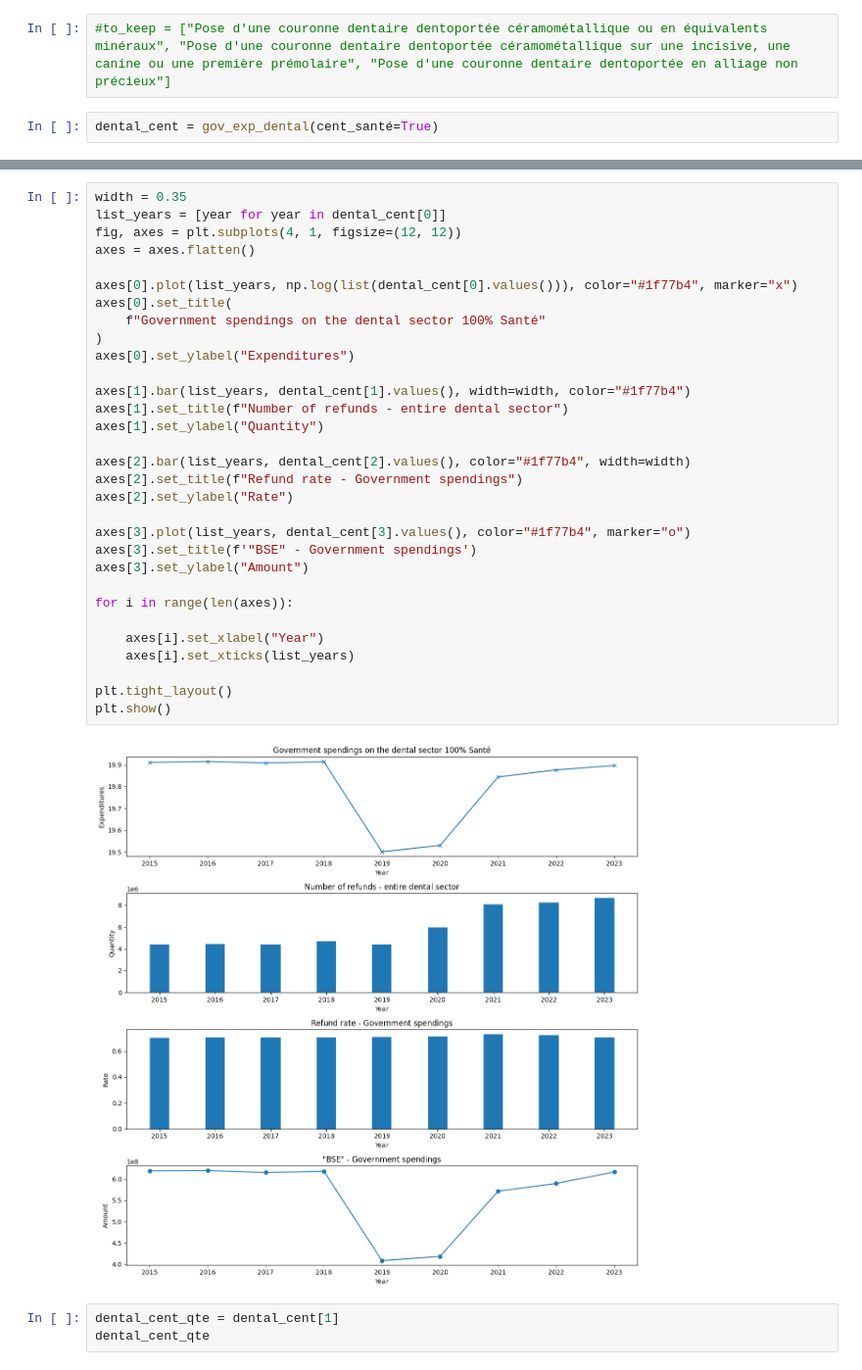
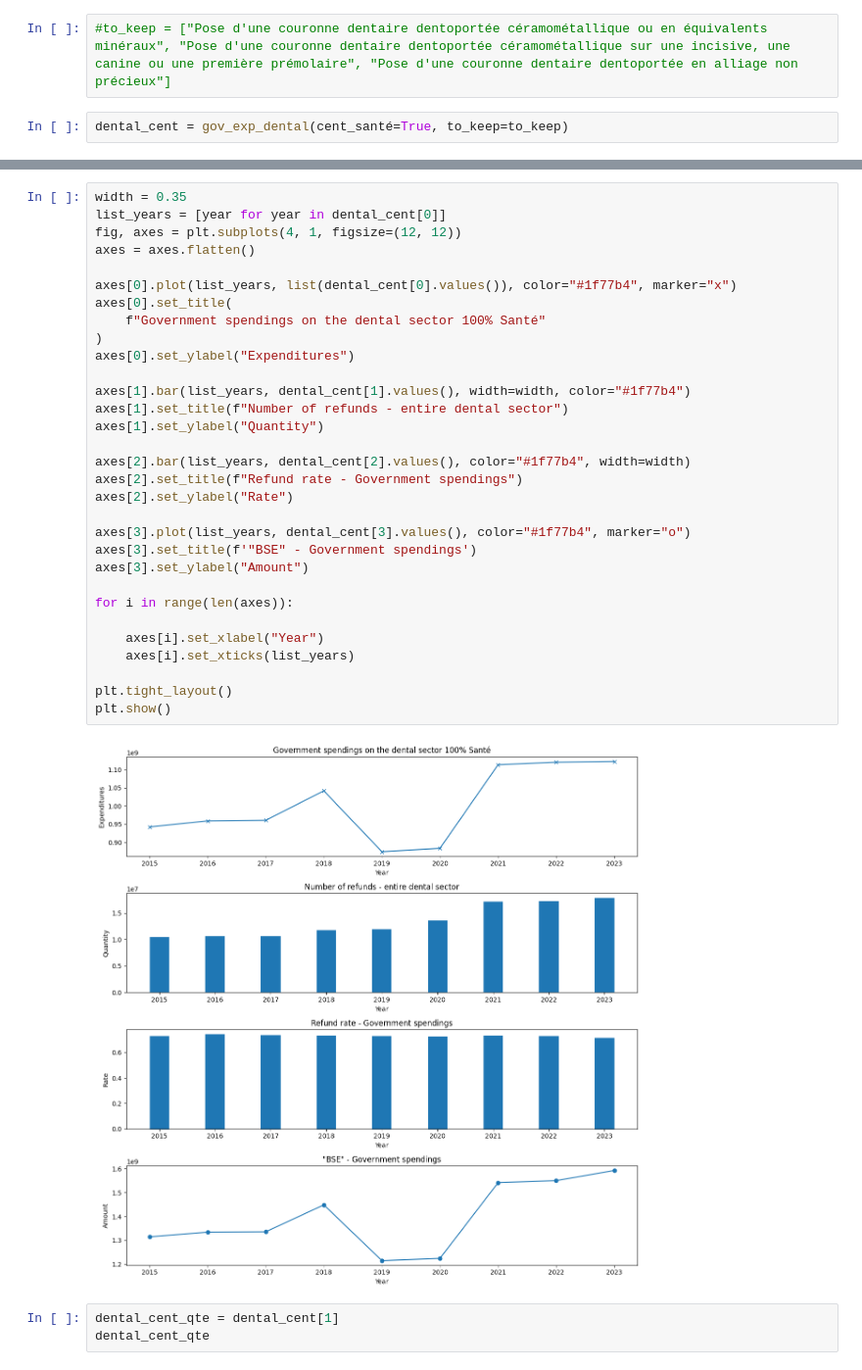
Before and after one commit to bparent11/analysingEffectOfHealthPlanInFrance, a Jupyter notebook: code/work_on_dental_field.ipynb, the cells around one changed output, grey strips where cells are left out. Shown: that part at 98% size. Cells and saved outputs as stored; diff of their text form.

Commit message:
dental field

```diff
--- a/code/work_on_dental_field.ipynb
+++ b/code/work_on_dental_field.ipynb
@@ -335,4 +337,4 @@ Name: Libellé long, dtype: object
 # %%
 #to_keep = ["Pose d'une couronne dentaire dentoportée céramométallique ou en équivalents minéraux", "Pose d'une couronne dentaire dentoportée céramométallique sur une incisive, une canine ou une première prémolaire", "Pose d'une couronne dentaire dentoportée en alliage non précieux"]
 # %%
-dental_cent = gov_exp_dental(cent_santé=True)
+dental_cent = gov_exp_dental(cent_santé=True, to_keep=to_keep)
@@ -366,35 +358,35 @@ dental_cent[0]["2018"] - dental_cent[0]["2019"]
 width = 0.35
 list_years = [year for year in dental_cent[0]]
 fig, axes = plt.subplots(4, 1, figsize=(12, 12))
 axes = axes.flatten()
 
-axes[0].plot(list_years, np.log(list(dental_cent[0].values())), color="#1f77b4", marker="x")
+axes[0].plot(list_years, list(dental_cent[0].values()), color="#1f77b4", marker="x")
 axes[0].set_title(
     f"Government spendings on the dental sector 100% Santé"
 )
 axes[0].set_ylabel("Expenditures")
 
 axes[1].bar(list_years, dental_cent[1].values(), width=width, color="#1f77b4")
 axes[1].set_title(f"Number of refunds - entire dental sector")
 axes[1].set_ylabel("Quantity")
 
 axes[2].bar(list_years, dental_cent[2].values(), color="#1f77b4", width=width)
 axes[2].set_title(f"Refund rate - Government spendings")
 axes[2].set_ylabel("Rate")
 
 axes[3].plot(list_years, dental_cent[3].values(), color="#1f77b4", marker="o")
 axes[3].set_title(f'"BSE" - Government spendings')
 axes[3].set_ylabel("Amount")
 
 for i in range(len(axes)):
 
     axes[i].set_xlabel("Year")
     axes[i].set_xticks(list_years)
 
 plt.tight_layout()
 plt.show()
 # %% [output]
-[figure, old version]
+[figure, new version]
 # %%
 dental_cent_qte = dental_cent[1]
 dental_cent_qte
```
Also changed, not shown: parts of 4 cells of this notebook.
